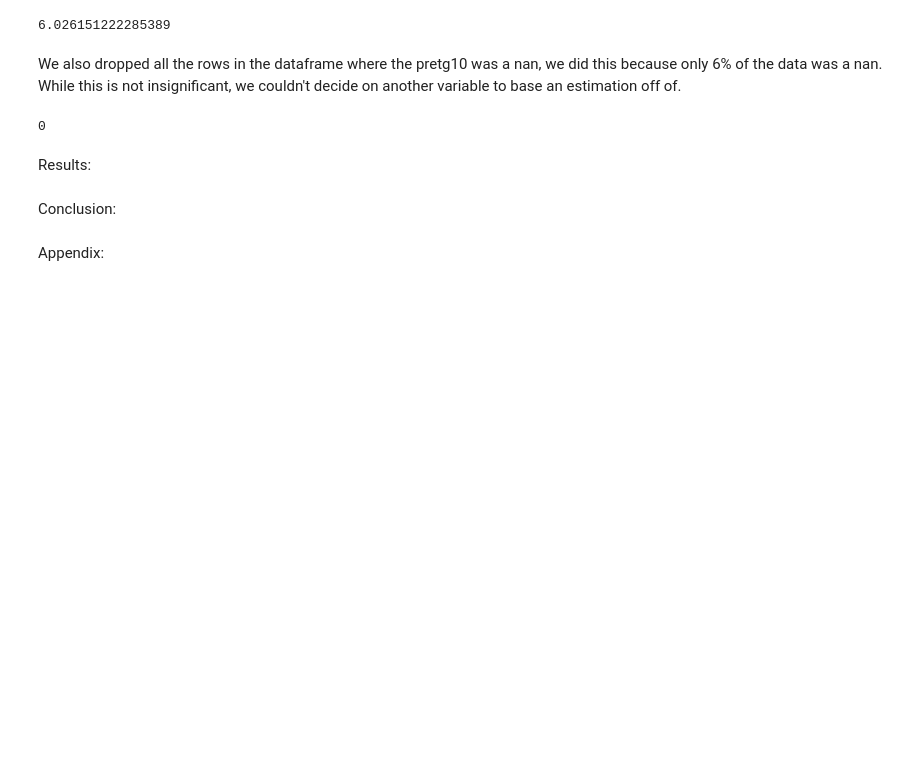
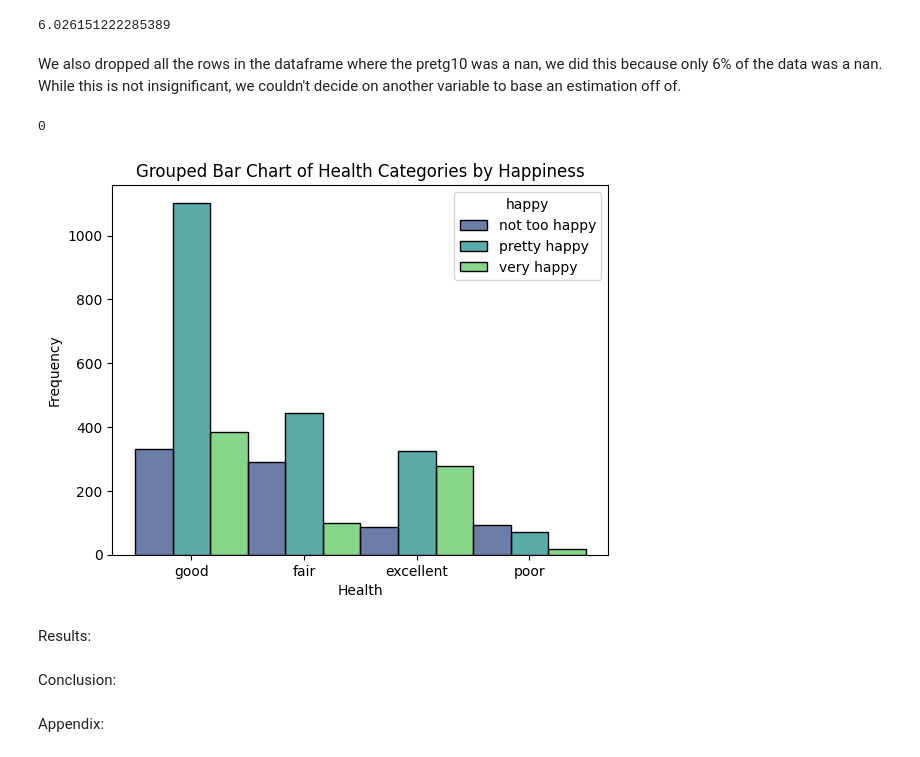
Before and after one commit to DS3001/group3, a Jupyter notebook: Project1.ipynb, the cells around one changed output. Saved outputs shown, nothing was run; the diff lists cells and outputs as text; code cells hidden in the pictures; blank space fills up the shorter version.

Commit message:
graph 1

```diff
--- a/Project1.ipynb
+++ b/Project1.ipynb
@@ -73,6 +73,16 @@ df= df[df['health'].notnull()]
 print(df['health'].isnull().sum())
 # %% [output]
 0
+# %%
+sns.histplot(data=df, x='health', hue='happy', multiple='dodge', palette='viridis')
+
+plt.xlabel('Health')
+plt.ylabel('Frequency')
+plt.title('Grouped Bar Chart of Health Categories by Happiness')
+
+plt.show()
+# %% [output]
+[figure, added]
 # %% [markdown]
 Results:
 # %% [markdown]
```
